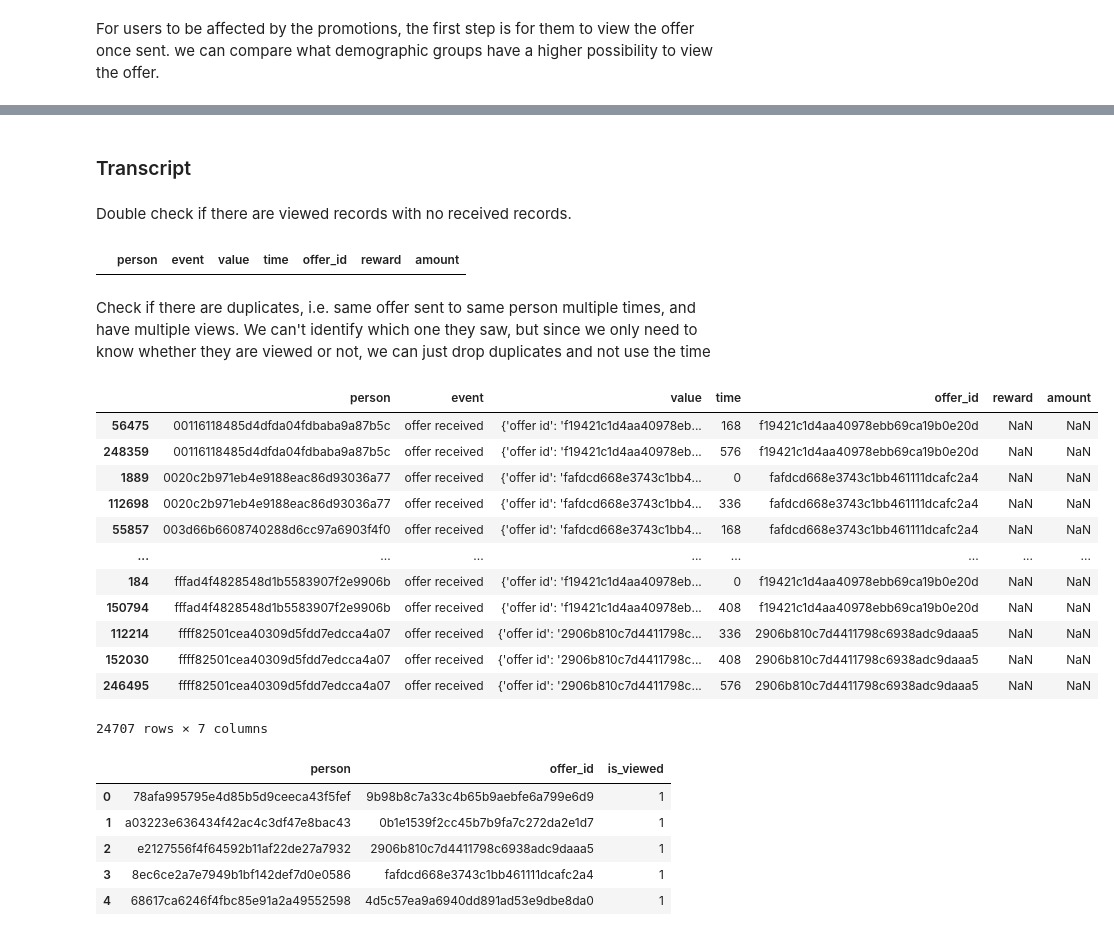
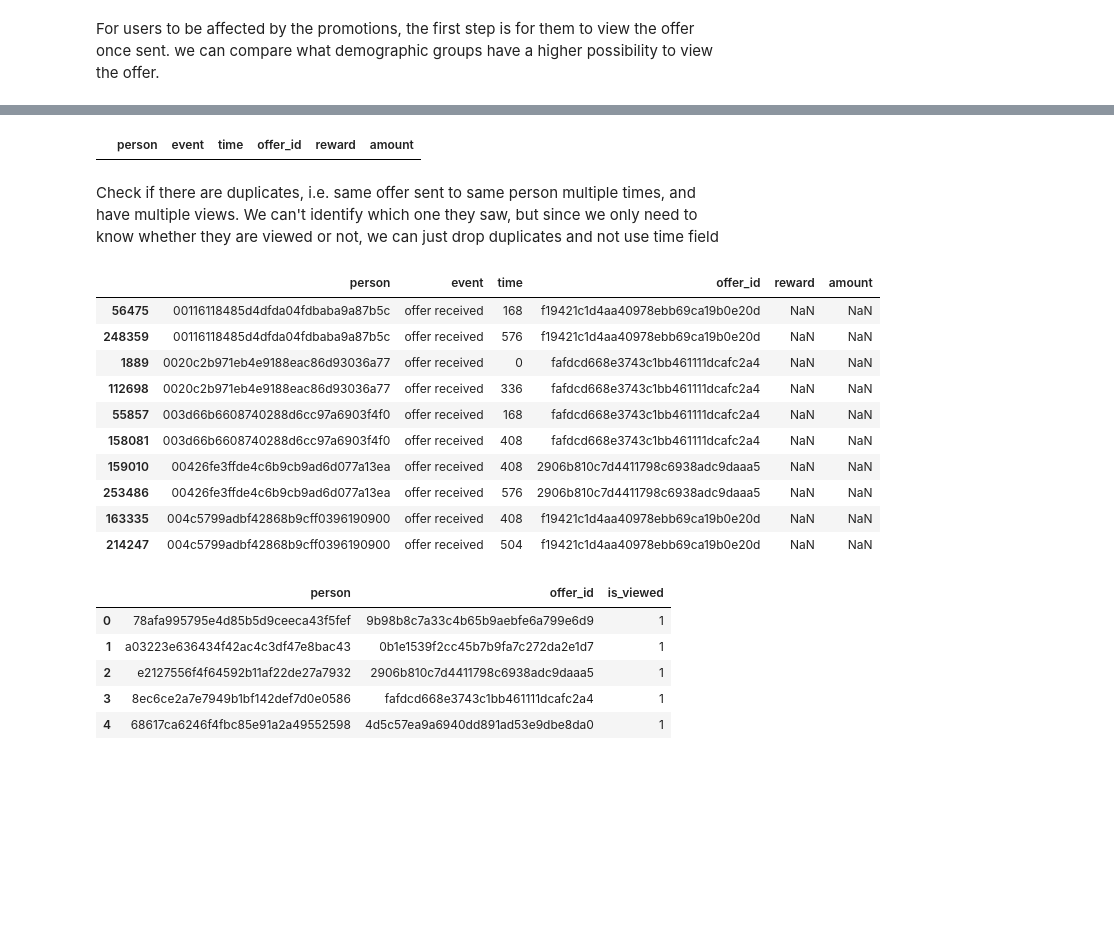
Before and after one commit to unafoca/udacity_ds_capstone, a Jupyter notebook: Starbucks_Capstone_notebook.ipynb, the cells around one changed output, grey strips where cells are left out. Cells and saved outputs as stored; diff of their text form; code cells hidden in the pictures; blank space fills up the shorter version.

```diff
--- a/Starbucks_Capstone_notebook.ipynb
+++ b/Starbucks_Capstone_notebook.ipynb
@@ -283,11 +288,13 @@ def get_dict_val(orig_val, key):
     except:
         res = None
     return res
+# %%
+transcript_cleaned = transcript.copy()
 # %%
-transcript['offer id'] = transcript.value.apply(lambda x: get_dict_val(x, 'offer id'))
-transcript['offer_id'] = transcript.value.apply(lambda x: get_dict_val(x, 'offer_id'))
-transcript['reward'] = transcript.value.apply(lambda x: get_dict_val(x, 'reward'))
-transcript['amount'] = transcript.value.apply(lambda x: get_dict_val(x, 'amount'))
+transcript_cleaned['offer id'] = transcript_cleaned.value.apply(lambda x: get_dict_val(x, 'offer id'))
+transcript_cleaned['offer_id'] = transcript_cleaned.value.apply(lambda x: get_dict_val(x, 'offer_id'))
+transcript_cleaned['reward'] = transcript_cleaned.value.apply(lambda x: get_dict_val(x, 'reward'))
+transcript_cleaned['amount'] = transcript_cleaned.value.apply(lambda x: get_dict_val(x, 'amount'))
 # %%
 # check if there are rows with both offer id and offer_id
 # if not then we can combine the 2 columns
@@ -296,4 +303,7 @@ transcript[(~transcript['offer id'].isnull()) & (~transcript['offer_id'].isnull(
 # %% [output]
 |  | person | event | value | time | offer id | offer_id | reward | amount |
 # %%
-transcript['offer_id'] = transcript['offer id'].fillna('').astype('str') + transcript['offer_id'].fillna('').astype('str')
+transcript_cleaned['offer_id'] = transcript_cleaned['offer id'].fillna('').astype('str') \
+                         + transcript_cleaned['offer_id'].fillna('').astype('str')
+transcript_cleaned.drop('offer id', axis = 1, inplace=True)
+transcript_cleaned.drop('value', axis = 1, inplace=True)
@@ -371,31 +392,26 @@ portfolio_copy
-# %% [markdown]
-### Transcript
 # %%
-transcript_received = transcript[transcript.event == 'offer received'].copy()
-transcript_viewed = transcript[transcript.event == 'offer viewed'].copy()
+transcript_received = transcript_cleaned[transcript_cleaned.event == 'offer received'].copy()
+transcript_viewed = transcript_cleaned[transcript_cleaned.event == 'offer viewed'].copy()
-# %% [markdown]
-Double check if there are viewed records with no received records.
 # %%
 # Double check that there are no viewed records with no received records
 transcript_viewed[~transcript_viewed.person.isin(transcript_received.person.unique())]
 # %% [output]
-|  | person | event | value | time | offer_id | reward | amount |
+|  | person | event | time | offer_id | reward | amount |
 # %% [markdown]
-Check if there are duplicates, i.e. same offer sent to same person multiple times, and have multiple views. We can't identify which one they saw, but since we only need to know whether they are viewed or not, we can just drop duplicates and not use the time
+Check if there are duplicates, i.e. same offer sent to same person multiple times, and have multiple views. We can't identify which one they saw, but since we only need to know whether they are viewed or not, we can just drop duplicates and not use time field
 # %%
-transcript_received[transcript_received.duplicated(subset = ['event','person', 'offer_id'], keep = False)].sort_values(['person', 'offer_id'])
+transcript_received[transcript_received.duplicated(subset = ['event','person', 'offer_id'], keep = False)] \
+    .sort_values(['person', 'offer_id']).head(10)
 # %% [output]
-|  | person | event | value | time | offer_id | reward | amount |
-| 56475 | 00116118485d4dfda04fdbaba9a87b5c | offer received | {'offer id': 'f19421c1d4aa40978eb... | 168 | f19421c1d4aa40978ebb69ca19b0e20d | NaN | NaN |
-| 248359 | 00116118485d4dfda04fdbaba9a87b5c | offer received | {'offer id': 'f19421c1d4aa40978eb... | 576 | f19421c1d4aa40978ebb69ca19b0e20d | NaN | NaN |
-| 1889 | 0020c2b971eb4e9188eac86d93036a77 | offer received | {'offer id': 'fafdcd668e3743c1bb4... | 0 | fafdcd668e3743c1bb461111dcafc2a4 | NaN | NaN |
-| 112698 | 0020c2b971eb4e9188eac86d93036a77 | offer received | {'offer id': 'fafdcd668e3743c1bb4... | 336 | fafdcd668e3743c1bb461111dcafc2a4 | NaN | NaN |
-| 55857 | 003d66b6608740288d6cc97a6903f4f0 | offer received | {'offer id': 'fafdcd668e3743c1bb4... | 168 | fafdcd668e3743c1bb461111dcafc2a4 | NaN | NaN |
-| ... | ... | ... | ... | ... | ... | ... | ... |
-| 184 | fffad4f4828548d1b5583907f2e9906b | offer received | {'offer id': 'f19421c1d4aa40978eb... | 0 | f19421c1d4aa40978ebb69ca19b0e20d | NaN | NaN |
-| 150794 | fffad4f4828548d1b5583907f2e9906b | offer received | {'offer id': 'f19421c1d4aa40978eb... | 408 | f19421c1d4aa40978ebb69ca19b0e20d | NaN | NaN |
-| 112214 | ffff82501cea40309d5fdd7edcca4a07 | offer received | {'offer id': '2906b810c7d4411798c... | 336 | 2906b810c7d4411798c6938adc9daaa5 | NaN | NaN |
-| 152030 | ffff82501cea40309d5fdd7edcca4a07 | offer received | {'offer id': '2906b810c7d4411798c... | 408 | 2906b810c7d4411798c6938adc9daaa5 | NaN | NaN |
-| 246495 | ffff82501cea40309d5fdd7edcca4a07 | offer received | {'offer id': '2906b810c7d4411798c... | 576 | 2906b810c7d4411798c6938adc9daaa5 | NaN | NaN |
+|  | person | event | time | offer_id | reward | amount |
+| 56475 | 00116118485d4dfda04fdbaba9a87b5c | offer received | 168 | f19421c1d4aa40978ebb69ca19b0e20d | NaN | NaN |
+| 248359 | 00116118485d4dfda04fdbaba9a87b5c | offer received | 576 | f19421c1d4aa40978ebb69ca19b0e20d | NaN | NaN |
+| 1889 | 0020c2b971eb4e9188eac86d93036a77 | offer received | 0 | fafdcd668e3743c1bb461111dcafc2a4 | NaN | NaN |
+| 112698 | 0020c2b971eb4e9188eac86d93036a77 | offer received | 336 | fafdcd668e3743c1bb461111dcafc2a4 | NaN | NaN |
+| 55857 | 003d66b6608740288d6cc97a6903f4f0 | offer received | 168 | fafdcd668e3743c1bb461111dcafc2a4 | NaN | NaN |
+| 158081 | 003d66b6608740288d6cc97a6903f4f0 | offer received | 408 | fafdcd668e3743c1bb461111dcafc2a4 | NaN | NaN |
+| 159010 | 00426fe3ffde4c6b9cb9ad6d077a13ea | offer received | 408 | 2906b810c7d4411798c6938adc9daaa5 | NaN | NaN |
+| 253486 | 00426fe3ffde4c6b9cb9ad6d077a13ea | offer received | 576 | 2906b810c7d4411798c6938adc9daaa5 | NaN | NaN |
+| 163335 | 004c5799adbf42868b9cff0396190900 | offer received | 408 | f19421c1d4aa40978ebb69ca19b0e20d | NaN | NaN |
+| 214247 | 004c5799adbf42868b9cff0396190900 | offer received | 504 | f19421c1d4aa40978ebb69ca19b0e20d | NaN | NaN |
-24707 rows × 7 columns
 # %%
```
Also changed, not shown: parts of 193 cells of this notebook.
